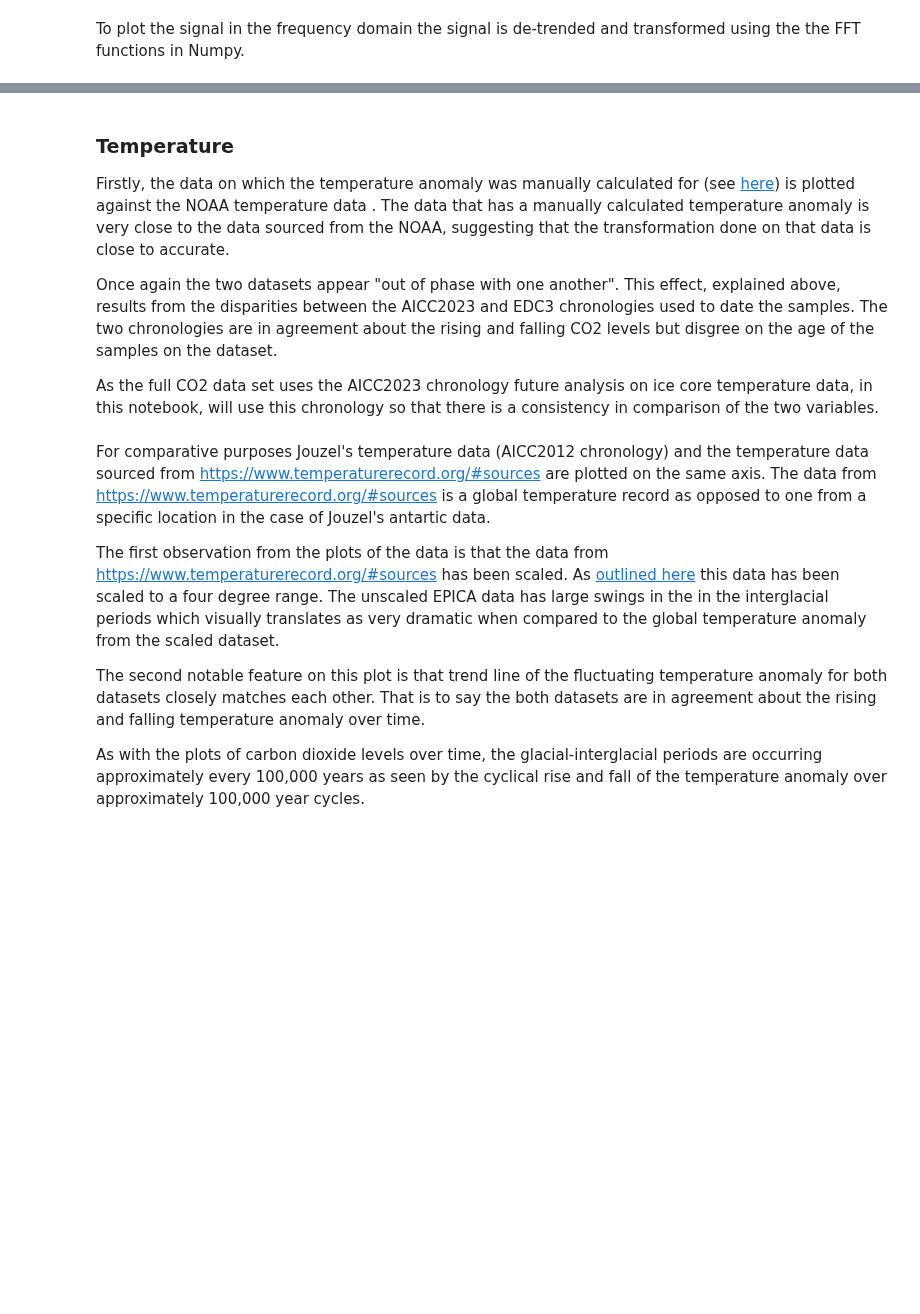
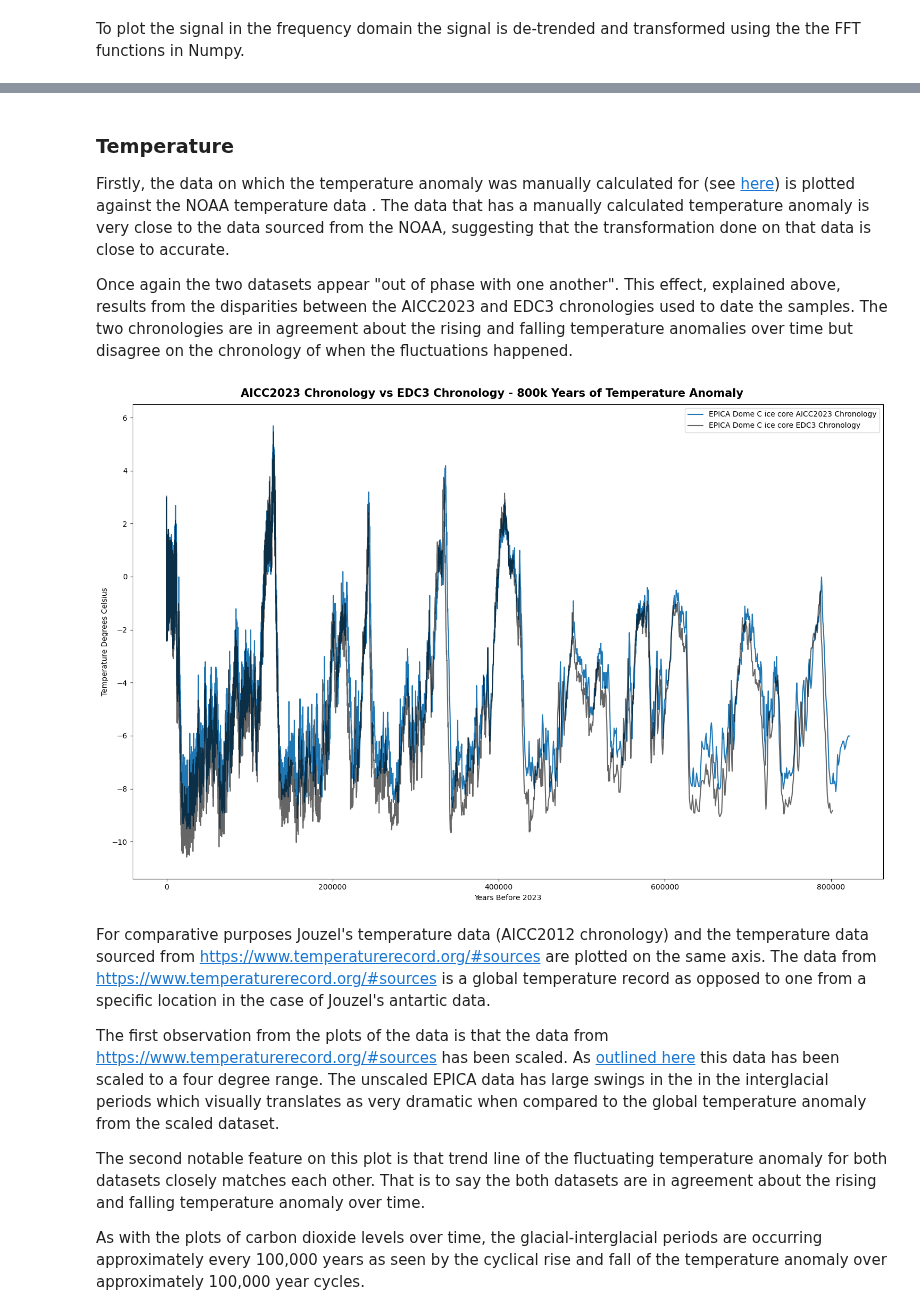
Before and after one commit to humphs078/Owner-avatar-programming_for_data_analysis_assignment_2, a Jupyter notebook: submission.ipynb, the cells around one changed output, grey strips where cells are left out. Saved outputs shown, nothing was run; the diff lists cells and outputs as text; code cells hidden in the pictures; blank space fills up the shorter version.

Commit message:
Clean notebook up to monthly temperature analysis section.

```diff
--- a/submission.ipynb
+++ b/submission.ipynb
@@ -1673,22 +1677,23 @@ plt.show()
 
 Firstly, the data on which the temperature anomaly was manually calculated for (see [here](#jouzel-2007-temperature-data)) is plotted against the NOAA temperature data . The data that has a manually calculated temperature anomaly is very close to the data sourced from the NOAA, suggesting that the transformation done on that data is close to accurate.
 
-Once again the two datasets appear "out of phase with one another". This effect, explained above, results from the disparities between the AICC2023 and EDC3 chronologies used to date the samples. The two chronologies are in agreement about the rising and falling CO2 levels but disgree on the age of the samples on the dataset.
-
-As the full CO2 data set uses the AICC2023 chronology future analysis on ice core temperature data, in this notebook, will use this chronology so that there is a consistency in comparison of the two variables.
+Once again the two datasets appear "out of phase with one another". This effect, explained above, results from the disparities between the AICC2023 and EDC3 chronologies used to date the samples. The two chronologies are in agreement about the rising and falling temperature anomalies over time but disagree on the chronology of when the fluctuations happened.
 # %%
 # create an empty plot
 fig, ax = plt.subplots(figsize=(15, 10))
 
 # plot the results
 ax.plot(jouzel_temp['aicc2012_years_before_2023'], jouzel_temp['anomaly'], label = 'EPICA Dome C ice core AICC2023 Chronology')
-ax.plot(noaa_temp['years_before_2023'], noaa_temp['delta_t_c'], label = 'EPICA Dome C ice core EDC3 Chronology', color = 'black', alpha = 0.6)
+ax.plot(noaa_temp['years_before_2023'],
+        noaa_temp['delta_t_c'], label = 'EPICA Dome C ice core EDC3 Chronology', color = 'black', alpha = 0.6)
 ax.set_xlabel('Years Before 2023')
 ax.set_ylabel('Temperature Degrees Celsius')
 ax.legend()
 plt.suptitle('AICC2023 Chronology vs EDC3 Chronology - 800k Years of Temperature Anomaly', weight = 'bold', size = 15)
 plt.tight_layout()
 plt.show()
+# %% [output]
+[figure, added]
 # %% [markdown]
 For comparative purposes Jouzel's temperature data (AICC2012 chronology) and the temperature data sourced from [https://www.temperaturerecord.org/#sources](https://www.temperaturerecord.org/#sources) are plotted on the same axis. The data from https://www.temperaturerecord.org/#sources is a global temperature record as opposed to one from a specific location in the case of Jouzel's antartic data.
 
```
Also changed, not shown: parts of 29 cells of this notebook, 1 other file.
